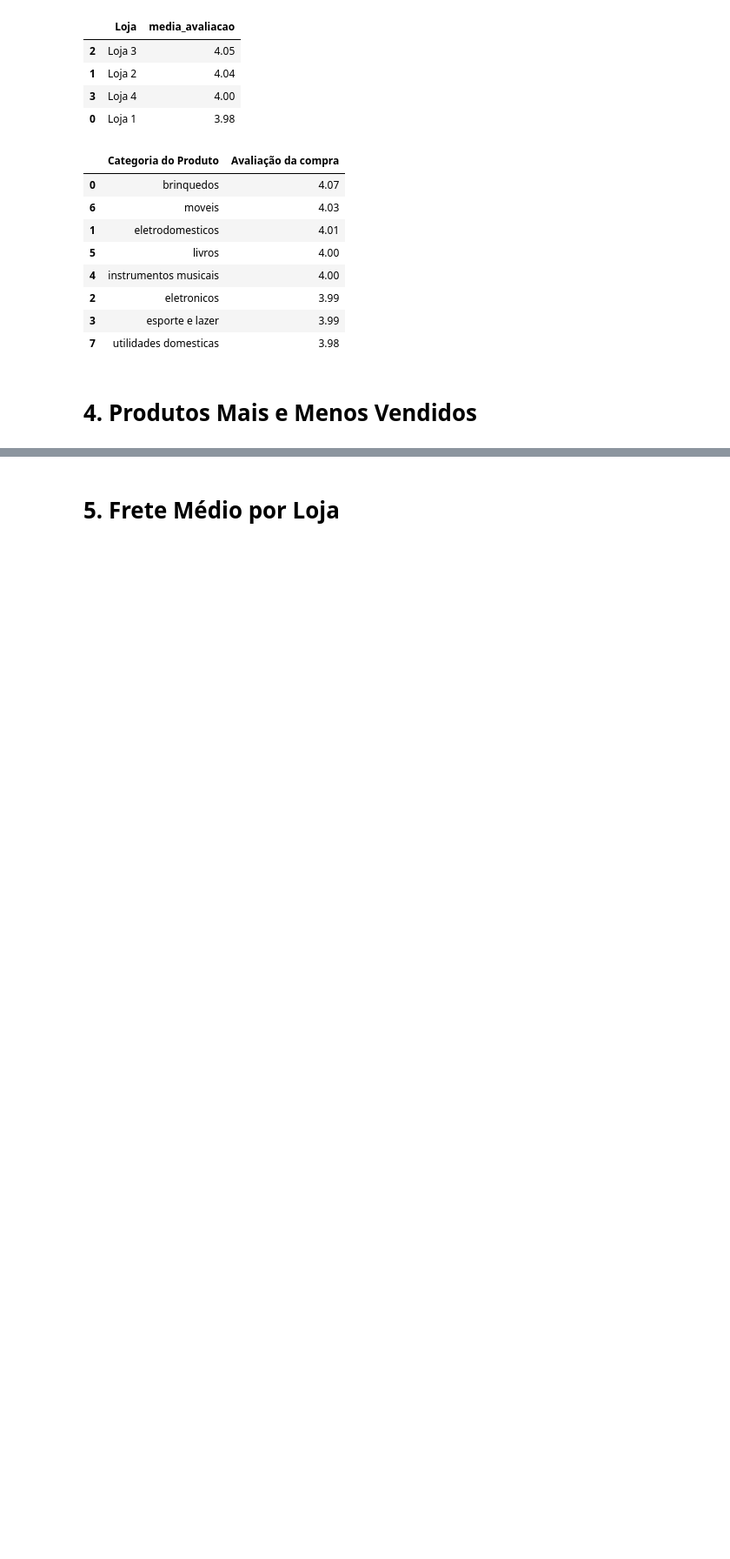
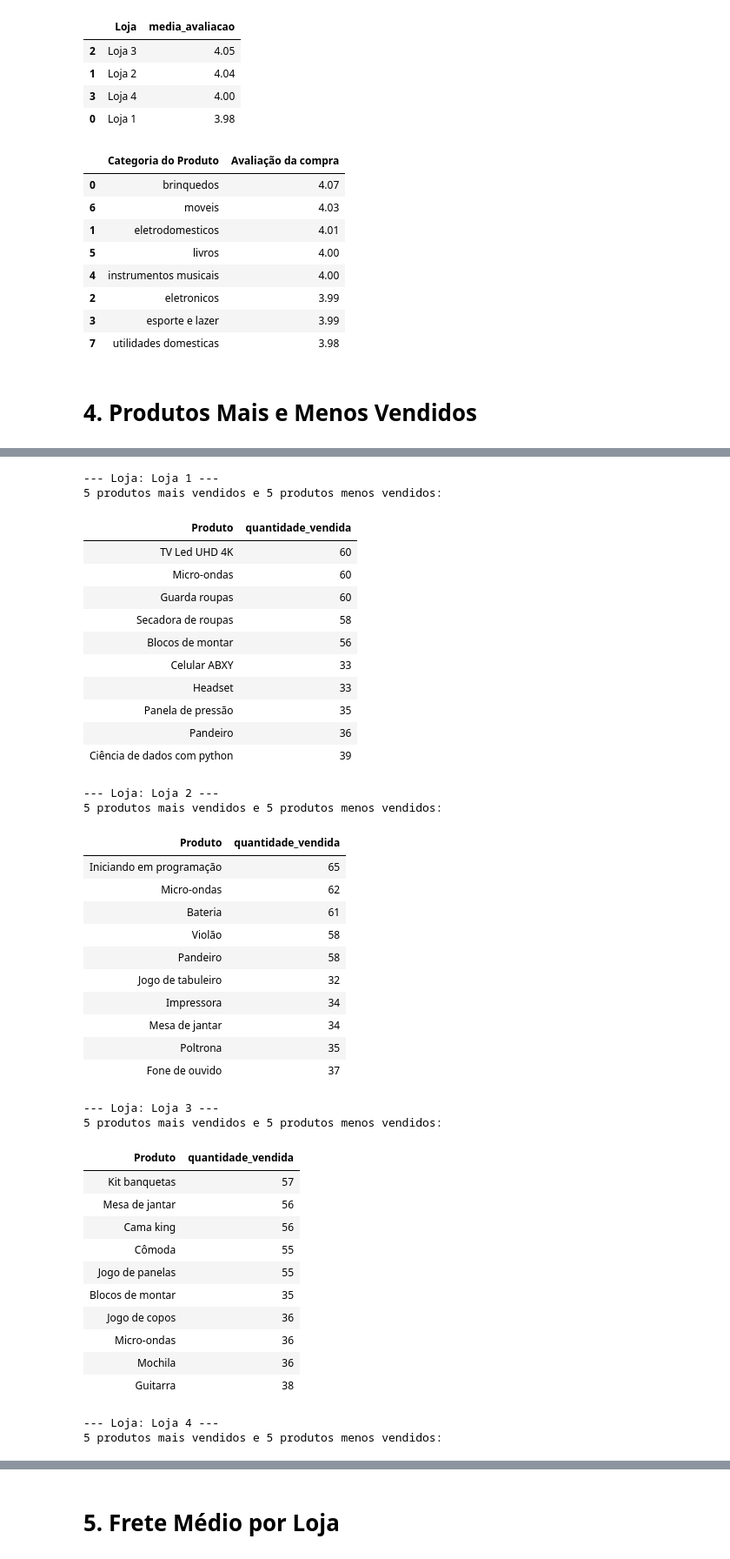
Before and after one commit to lidimoura/challenge1-data-science-Alura-Store, a Jupyter notebook: AluraStoreBrasil.ipynb, the cells around one changed output, grey strips where cells are left out. Shown at 87% size. Drawn from its saved outputs; the diff is of its cells as text; code cells hidden in the pictures; blank space fills up the shorter version.

```diff
--- a/AluraStoreBrasil.ipynb
+++ b/AluraStoreBrasil.ipynb
@@ -320,0 +344,57 @@ display(avaliacao_por_categoria)
+# %%
+vendas_por_loja_produto = df.groupby(['Loja', 'Produto']).size().reset_index(name='quantidade_vendida')
+
+for loja_nome in df['Loja'].unique():
+    print(f'\n--- Loja: {loja_nome} ---')
+
+    # Produtos mais vendidos
+    mais_vendidos = vendas_por_loja_produto[vendas_por_loja_produto['Loja'] == loja_nome].sort_values('quantidade_vendida', ascending=False).head(5)
+
+    # Produtos menos vendidos
+    menos_vendidos = vendas_por_loja_produto[vendas_por_loja_produto['Loja'] == loja_nome].sort_values('quantidade_vendida', ascending=True).head(5)
+
+    # Combinando os 5 mais vendidos e 5 menos vendidos em uma única tabela, sem a coluna 'Loja' e sem o índice
+    print('5 produtos mais vendidos e 5 produtos menos vendidos:')
+    display(pd.concat([mais_vendidos.drop(columns=['Loja']), menos_vendidos.drop(columns=['Loja'])]).style.hide(axis='index'))
+# %% [output]
+--- Loja: Loja 1 ---
+5 produtos mais vendidos e 5 produtos menos vendidos:
+| Produto | quantidade_vendida |
+| TV Led UHD 4K | 60 |
+| Micro-ondas | 60 |
+| Guarda roupas | 60 |
+| Secadora de roupas | 58 |
+| Blocos de montar | 56 |
+| Celular ABXY | 33 |
+| Headset | 33 |
+| Panela de pressão | 35 |
+| Pandeiro | 36 |
+| Ciência de dados com python | 39 |
+--- Loja: Loja 2 ---
+5 produtos mais vendidos e 5 produtos menos vendidos:
+| Produto | quantidade_vendida |
+| Iniciando em programação | 65 |
+| Micro-ondas | 62 |
+| Bateria | 61 |
+| Violão | 58 |
+| Pandeiro | 58 |
+| Jogo de tabuleiro | 32 |
+| Impressora | 34 |
+| Mesa de jantar | 34 |
+| Poltrona | 35 |
+| Fone de ouvido | 37 |
+--- Loja: Loja 3 ---
+5 produtos mais vendidos e 5 produtos menos vendidos:
+| Produto | quantidade_vendida |
+| Kit banquetas | 57 |
+| Mesa de jantar | 56 |
+| Cama king | 56 |
+| Cômoda | 55 |
+| Jogo de panelas | 55 |
+| Blocos de montar | 35 |
+| Jogo de copos | 36 |
+| Micro-ondas | 36 |
+| Mochila | 36 |
+| Guitarra | 38 |
+--- Loja: Loja 4 ---
+5 produtos mais vendidos e 5 produtos menos vendidos:
```
Also changed, not shown: parts of 4 cells of this notebook.
